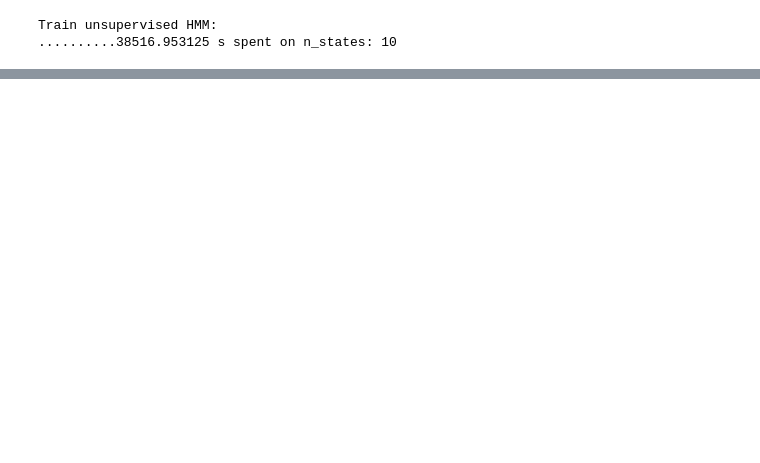
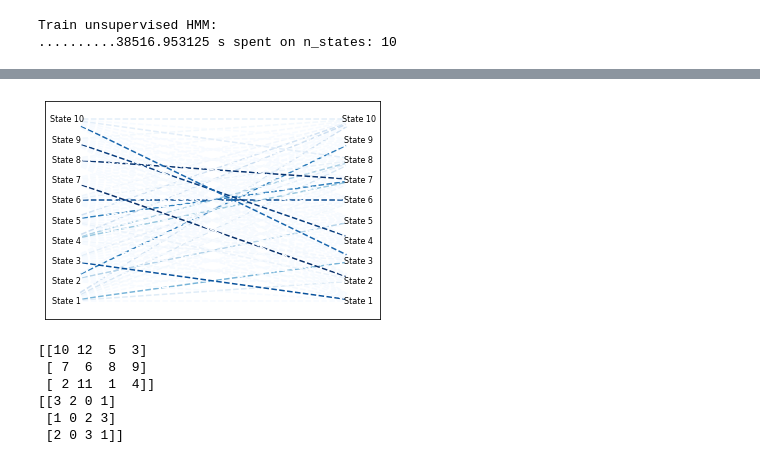
Before and after one commit to cjackal/CS155_PROJECT3, a Jupyter notebook: notebook.ipynb, the cells around one changed output, grey strips where cells are left out. Cells and saved outputs as stored; diff of their text form; code cells hidden in the pictures; blank space fills up the shorter version.

```diff
--- a/notebook.ipynb
+++ b/notebook.ipynb
@@ -286,3 +304,6 @@ print(process_time()-t, 's spent on n_states:', n_states)
 # %% [output]
 Train unsupervised HMM:
 ..........38516.953125 s spent on n_states: 10
+# %%
+A = np.genfromtxt('./models/HMM_A_N_states=10.txt')
+O = np.genfromtxt('./models/HMM_O_N_states=10.txt')
@@ -288,0 +381,28 @@ Train unsupervised HMM:
+# %%
+# from matplotlib.cm import get_cmap
+
+G = nx.complete_bipartite_graph(HMM.L, HMM.L)
+left, right = nx.bipartite.sets(G)
+for i in range(HMM.L):
+    for j in range(HMM.L):
+        G.edges[i, j+HMM.L]['weight'] = HMM.A[i, j]
+
+mapping = {i:f'State {i % HMM.L + 1}' for i in list(G)}
+edges, weights = zip(*nx.get_edge_attributes(G,'weight').items())
+
+nx.draw_networkx(G, pos=nx.bipartite_layout(G, left), font_size=8, node_color='w', node_size=800, width=1.5, edgelist=edges, edge_color=weights, edge_cmap=plt.get_cmap('Blues'), style='dashed', labels=mapping)
+plt.show()
+# %% [output]
+[figure, added]
+# %%
+x = np.array([10,12,5,3,7,6,8,9,2,11,1,4]).reshape((3,4))
+print(x)
+ind = np.argsort(x, axis=1)
+print(ind)
+# %% [output]
+[[10 12  5  3]
+ [ 7  6  8  9]
+ [ 2 11  1  4]]
+[[3 2 0 1]
+ [1 0 2 3]
+ [2 0 3 1]]
```
Also changed, not shown: parts of 20 cells of this notebook, 5 other files.
